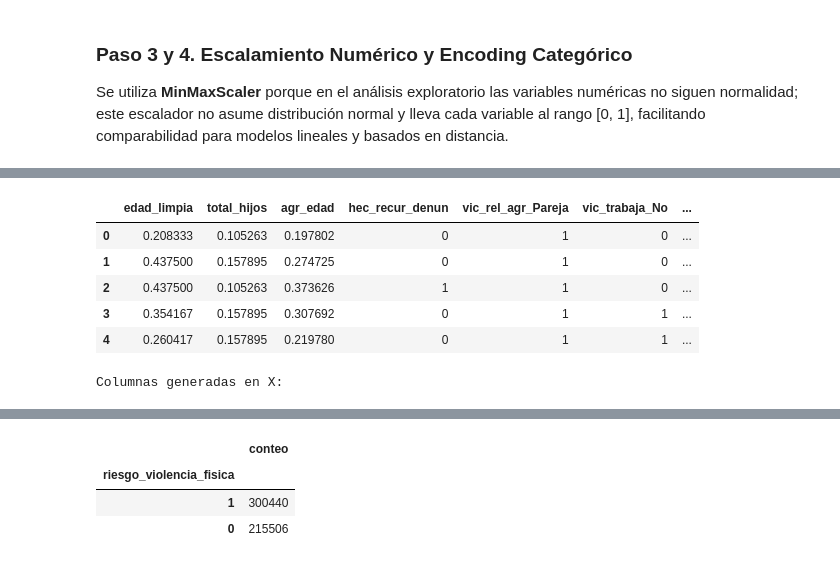
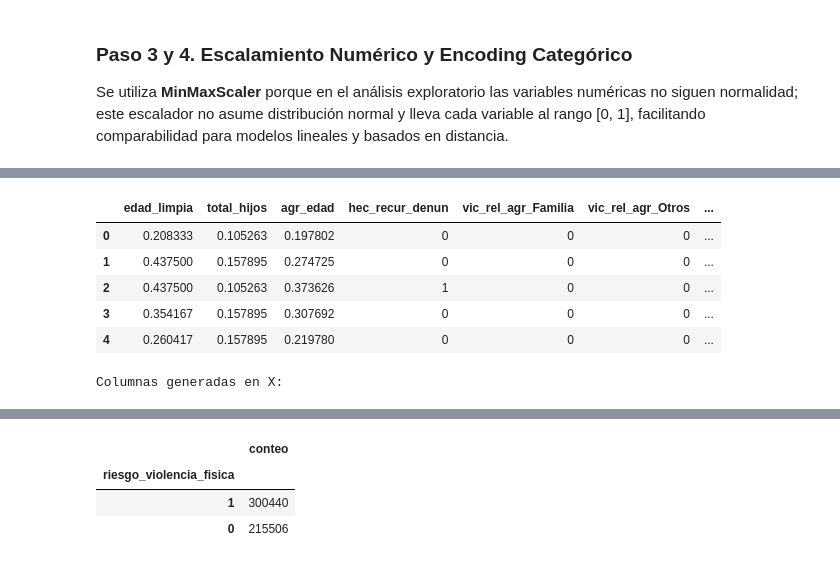
Before and after one commit to MEN-GUE/proyecto_01_mineria_datos, a Jupyter notebook: Cuaderno Jupyter para Analisis/Analisis_Violencia_INE.ipynb, the cells around one changed output, grey strips where cells are left out. Cells and saved outputs as stored; diff of their text form; code cells hidden in the pictures.

```diff
--- a/Cuaderno Jupyter para Analisis/Analisis_Violencia_INE.ipynb
+++ b/Cuaderno Jupyter para Analisis/Analisis_Violencia_INE.ipynb
@@ -536,8 +539,6 @@ Dimensión del dataset para modelado: (515946, 8)
 
 Se utiliza **MinMaxScaler** porque en el análisis exploratorio las variables numéricas no siguen normalidad; este escalador no asume distribución normal y lleva cada variable al rango [0, 1], facilitando comparabilidad para modelos lineales y basados en distancia.
 # %%
-from sklearn.preprocessing import MinMaxScaler
-
 variables_numericas = ["edad_limpia", "total_hijos", "agr_edad"]
 variables_binarias = ["hec_recur_denun"]
 variables_categoricas = ["vic_rel_agr", "vic_trabaja", "Cluster"]
@@ -548,14 +549,17 @@ df_prep = df_modelo.copy()
 scaler = MinMaxScaler()
 df_prep[variables_numericas] = scaler.fit_transform(df_prep[variables_numericas])
 
-def agrupar_vic_rel_agr(valor):
+def normalizar_texto_cat(valor):
     if pd.isna(valor):
-        return "Otros"
-
+        return ""
     txt = reparar_mojibake(valor)
     txt = str(txt).strip().lower()
     txt = "".join(ch for ch in unicodedata.normalize("NFKD", txt) if not unicodedata.combining(ch))
     txt = re.sub(r"\s+", " ", txt)
+    return txt
+
+def agrupar_vic_rel_agr(valor):
+    txt = normalizar_texto_cat(valor)
 
     grupo_pareja = {
         "esposos (a)",
@@ -582,22 +586,49 @@ def agrupar_vic_rel_agr(valor):
         return "Familia"
     return "Otros"
 
+def estandarizar_vic_trabaja(valor):
+    txt = normalizar_texto_cat(valor)
+
+    categoria_si = {
+        "si",
+        "sí",
+        "si trabaja por un salario o ingreso",
+        "si trabaja por salario o ingreso",
+    }
+    categoria_no = {
+        "no",
+        "no trabaja por un salario o ingreso",
+        "no trabaja por salario o ingreso",
+    }
+
+    if txt in categoria_si:
+        return "Si"
+    if txt in categoria_no:
+        return "No"
+    return "No_especifica"
+
 # Agrupación de vic_rel_agr en tres macrogrupos: Pareja, Familia y Otros.
 df_prep["vic_rel_agr"] = df_prep["vic_rel_agr"].apply(agrupar_vic_rel_agr)
 
-# Estandarización de categorías en vic_trabaja.
-df_prep["vic_trabaja"] = df_prep["vic_trabaja"].apply(reparar_mojibake)
-df_prep["vic_trabaja"] = df_prep["vic_trabaja"].replace({
-    "Si trabaja por un salario o ingreso": "Si",
-    "No trabaja por un salario o ingreso": "No",
-})
+# Normalización robusta de vic_trabaja
+df_prep["vic_trabaja"] = df_prep["vic_trabaja"].apply(estandarizar_vic_trabaja)
 
 # Cluster se mantiene como categórica para pasar por One-Hot Encoding.
-df_prep["Cluster"] = df_prep["Cluster"].astype(str)
+df_prep["Cluster"] = df_prep["Cluster"].fillna("Sin_Cluster").astype(str)
 
-# En categóricas, convertimos nulos a categoría explícita antes de one-hot encoding.
+# Forzamos 3 categorías en las variables clave para controlar el número de dummies con drop_first=True.
+df_prep["vic_rel_agr"] = pd.Categorical(
+    df_prep["vic_rel_agr"],
+    categories=["Pareja", "Familia", "Otros"]
+)
+df_prep["vic_trabaja"] = pd.Categorical(
+    df_prep["vic_trabaja"],
+    categories=["No", "Si", "No_especifica"]
+)
+
+# En categóricas, convertimos nulos a etiqueta.
 for col in variables_categoricas:
-    df_prep[col] = df_prep[col].fillna("No_especifica").astype(str)
+    df_prep[col] = df_prep[col].fillna("No_especifica")
 
 X = pd.get_dummies(
     df_prep[variables_numericas + variables_binarias + variables_categoricas],
@@ -607,12 +638,19 @@ X = pd.get_dummies(
 )
 y = df_prep["riesgo_violencia_fisica"]
 
+dummies_vic_trabaja = [c for c in X.columns if c.startswith("vic_trabaja_")]
+dummies_vic_rel_agr = [c for c in X.columns if c.startswith("vic_rel_agr_")]
+
 print("Matriz de predictores X:", X.shape)
 print("Vector respuesta y:", y.shape)
+print("Categorías vic_trabaja normalizadas:", list(df_prep["vic_trabaja"].cat.categories))
+print("Categorías vic_rel_agr agrupadas:", list(df_prep["vic_rel_agr"].cat.categories))
+print("Dummies vic_trabaja:", len(dummies_vic_trabaja), dummies_vic_trabaja)
+print("Dummies vic_rel_agr:", len(dummies_vic_rel_agr), dummies_vic_rel_agr)
 display(X.head())
 
 print("Columnas generadas en X:")
-display(pd.DataFrame({"columna": X.columns}).head(120))
+display(pd.DataFrame({"columna": X.columns}).head(140))
 display(y.value_counts().rename("conteo").to_frame())
 # %% [output]
 Matriz de predictores X: (515946, 11)
@@ -620,9 +662,9 @@ Vector respuesta y: (515946,)
-|  | edad_limpia | total_hijos | agr_edad | hec_recur_denun | vic_rel_agr_Pareja | vic_trabaja_No | ... |
-| 0 | 0.208333 | 0.105263 | 0.197802 | 0 | 1 | 0 | ... |
-| 1 | 0.437500 | 0.157895 | 0.274725 | 0 | 1 | 0 | ... |
-| 2 | 0.437500 | 0.105263 | 0.373626 | 1 | 1 | 0 | ... |
-| 3 | 0.354167 | 0.157895 | 0.307692 | 0 | 1 | 1 | ... |
-| 4 | 0.260417 | 0.157895 | 0.219780 | 0 | 1 | 1 | ... |
+|  | edad_limpia | total_hijos | agr_edad | hec_recur_denun | vic_rel_agr_Familia | vic_rel_agr_Otros | ... |
+| 0 | 0.208333 | 0.105263 | 0.197802 | 0 | 0 | 0 | ... |
+| 1 | 0.437500 | 0.157895 | 0.274725 | 0 | 0 | 0 | ... |
+| 2 | 0.437500 | 0.105263 | 0.373626 | 1 | 0 | 0 | ... |
+| 3 | 0.354167 | 0.157895 | 0.307692 | 0 | 0 | 0 | ... |
+| 4 | 0.260417 | 0.157895 | 0.219780 | 0 | 0 | 0 | ... |
 Columnas generadas en X:
 |  | columna |
 | 0 | edad_limpia |
```
Also changed, not shown: parts of 3 cells of this notebook.
